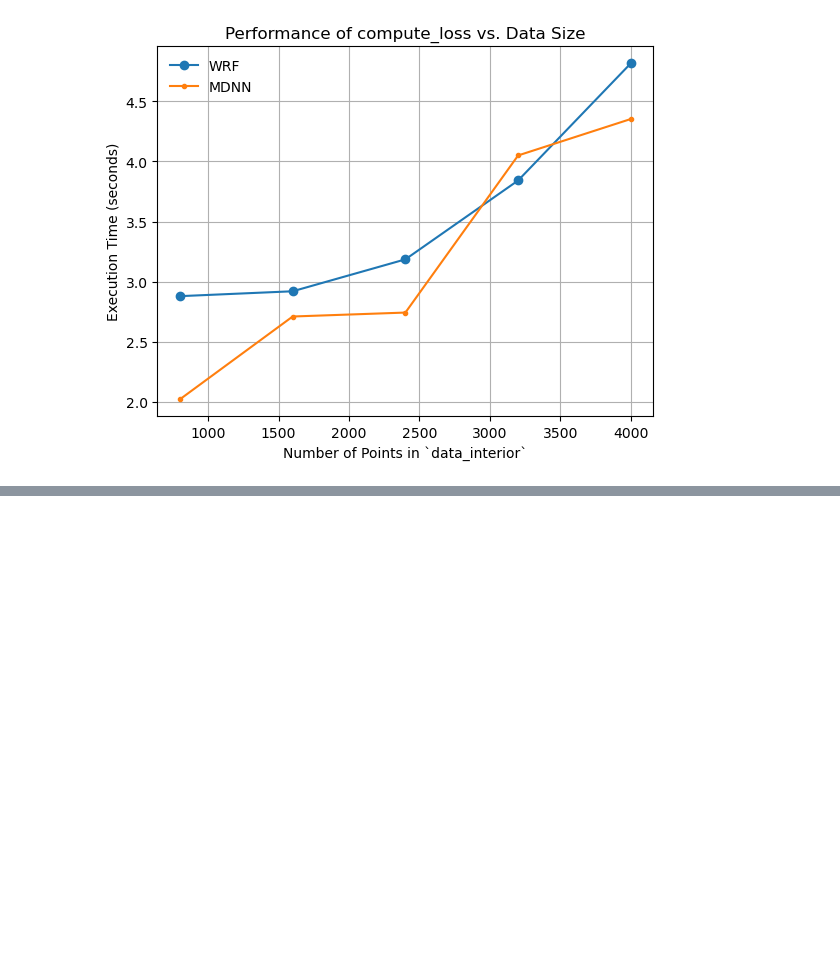
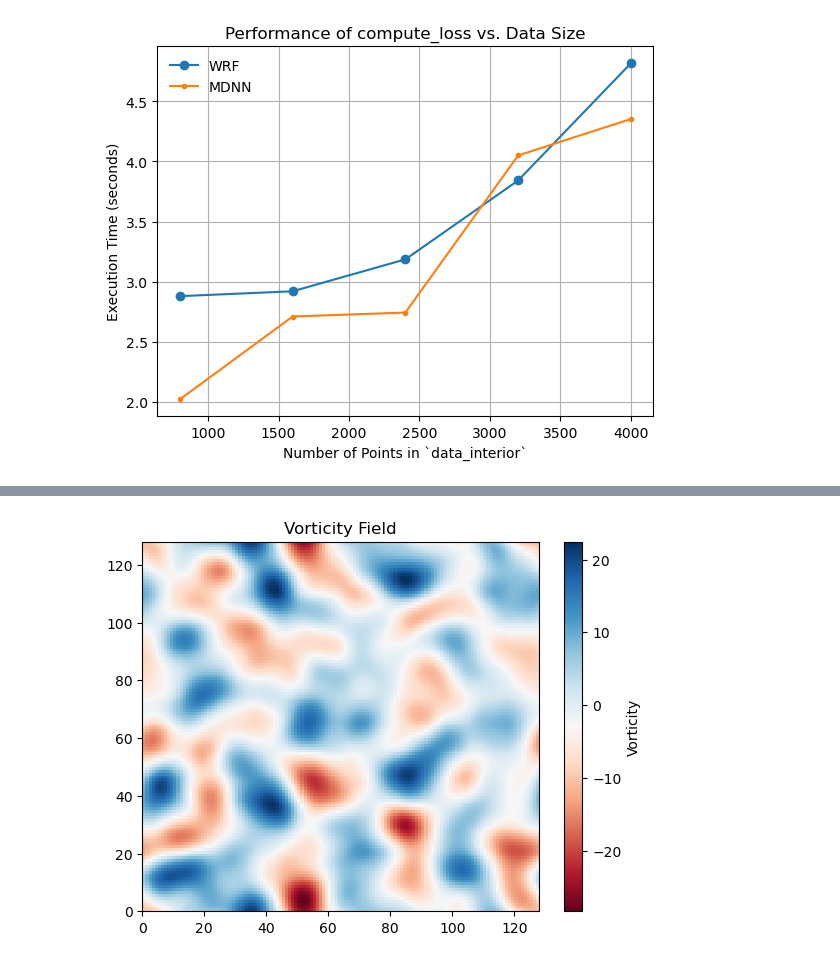
Before and after one commit to ChristianJzB/Projects, a Jupyter notebook: Deep_Solvers/Inverse_Problems/Navier-Stokes/Navier-Stokes.ipynb, the cells around one changed output, grey strips where cells are left out. Saved outputs shown, nothing was run; the diff lists cells and outputs as text; code cells hidden in the pictures; blank space fills up the shorter version.

```diff
--- a/Deep_Solvers/Inverse_Problems/Navier-Stokes/Navier-Stokes.ipynb
+++ b/Deep_Solvers/Inverse_Problems/Navier-Stokes/Navier-Stokes.ipynb
@@ -594,3 +657,7 @@ import wandb
 import numpy as np
 from ml_collections import ConfigDict
 from nv_files.train_nvs import train_pinn_nvs
+from nv_files.data_generator import solve_poisson_fft,compute_velocity,UniformSampler
+
+use_cuda = torch.cuda.is_available()
+device = torch.device("cuda:0" if use_cuda else "cpu")
@@ -596,0 +701,19 @@ from nv_files.train_nvs import train_pinn_nvs
+# %%
+# Domain and sampler setup
+chunks = 16
+points_per_chunk = 100
+time_domain =2
+
+batch_size_interior = chunks*points_per_chunk
+
+initial_points,w0,u0,v0,theta = initial_conditions_samples(config)
+
+dom = torch.tensor([[0, 2 * torch.pi], [0, 2 * torch.pi],[0,time_domain]]).to(device)
+
+samples_interior = iter(UniformSampler(dom, batch_size_interior))
+
+batch = next(samples_interior).to(device)
+
+_, indices = batch[:, -1].sort()  # Sort based on the time column
+
+sorted_batch = batch[indices]    # Rearrange rows based on sorted indices
@@ -1095,0 +1153,19 @@ class dgala(torch.nn.Module):
+# %%
+# Define grid and parameters
+grid_shape = (128, 128)  # Grid size
+device = "cuda" if torch.cuda.is_available() else "cpu"
+
+# Generate divergence-free velocity field
+velocity_field = filtered_velocity_field(grid_shape=grid_shape,peak_wavenumber=3.0,device=device)
+
+# Compute vorticity
+vorticity_field = compute_vorticity(velocity_field, grid_shape)
+
+# Visualize vorticity
+import matplotlib.pyplot as plt
+plt.pcolormesh(vorticity_field.cpu().numpy(), cmap="RdBu")
+plt.colorbar(label="Vorticity")
+plt.title("Vorticity Field")
+plt.show()
+# %% [output]
+[figure, added]
```
Also changed, not shown: parts of 46 cells of this notebook, 21 other files.
